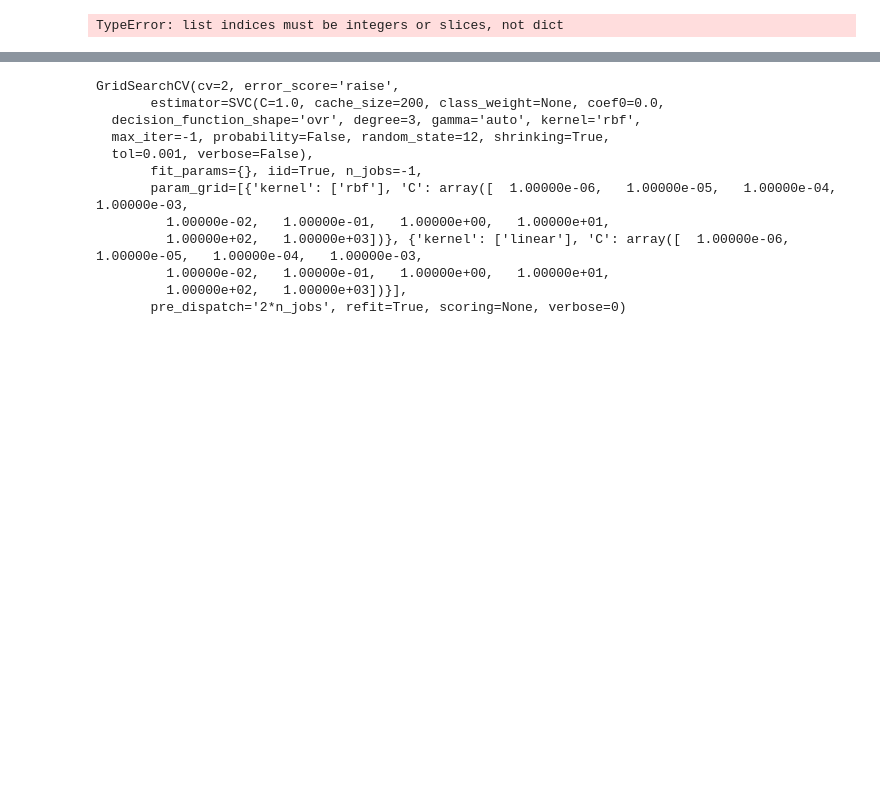
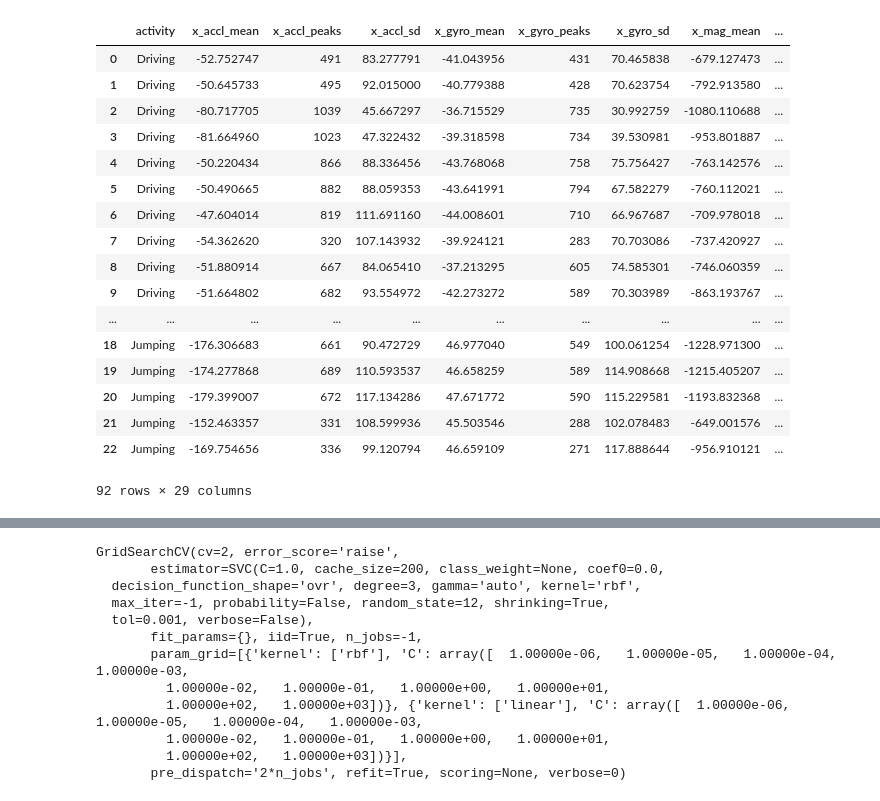
Before and after one commit to ratulesrar3/mobilecomputing, a Jupyter notebook: lab1/data_wrangling.ipynb, the cells around one changed output, grey strips where cells are left out. Saved outputs shown, nothing was run; the diff lists cells and outputs as text; code cells hidden in the pictures; blank space fills up the shorter version.

Commit message:
updated data file

```diff
--- a/lab1/data_wrangling.ipynb
+++ b/lab1/data_wrangling.ipynb
@@ -47,0 +54,2 @@ means, stds, peaks = get_mean_sd_peaks(x_accl)
+# %%
+data = load_json('class-data/driving.txt')
@@ -189,15 +215,32 @@ def plot_traces(plots, activity):
 # %%
 master = []
 
 for i in ['driving','standing','walking','jumping']:
 #     for j in ['0','1']:
 #         dataset = i + j
-        plots, df = process_sequence('class-data/' + i + '.txt')
-        # plot_traces(plots, dataset)
-        master += [df]
+    df = process_sequence('class-data/' + i + '.txt')
+    # plot_traces(plots, dataset)
+    master += [df]
 
 master = pd.concat(master)
 master['activity_factor'] = pd.factorize(master['activity'])[0]
 master
 # %% [output]
+|  | activity | x_accl_mean | x_accl_peaks | x_accl_sd | x_gyro_mean | x_gyro_peaks | x_gyro_sd | x_mag_mean | ... |
+| 0 | Driving | -52.752747 | 491 | 83.277791 | -41.043956 | 431 | 70.465838 | -679.127473 | ... |
+| 1 | Driving | -50.645733 | 495 | 92.015000 | -40.779388 | 428 | 70.623754 | -792.913580 | ... |
+| 2 | Driving | -80.717705 | 1039 | 45.667297 | -36.715529 | 735 | 30.992759 | -1080.110688 | ... |
+| 3 | Driving | -81.664960 | 1023 | 47.322432 | -39.318598 | 734 | 39.530981 | -953.801887 | ... |
+| 4 | Driving | -50.220434 | 866 | 88.336456 | -43.768068 | 758 | 75.756427 | -763.142576 | ... |
+| 5 | Driving | -50.490665 | 882 | 88.059353 | -43.641991 | 794 | 67.582279 | -760.112021 | ... |
+| 6 | Driving | -47.604014 | 819 | 111.691160 | -44.008601 | 710 | 66.967687 | -709.978018 | ... |
+| 7 | Driving | -54.362620 | 320 | 107.143932 | -39.924121 | 283 | 70.703086 | -737.420927 | ... |
+| 8 | Driving | -51.880914 | 667 | 84.065410 | -37.213295 | 605 | 74.585301 | -746.060359 | ... |
+| 9 | Driving | -51.664802 | 682 | 93.554972 | -42.273272 | 589 | 70.303989 | -863.193767 | ... |
+| ... | ... | ... | ... | ... | ... | ... | ... | ... | ... |
+| 18 | Jumping | -176.306683 | 661 | 90.472729 | 46.977040 | 549 | 100.061254 | -1228.971300 | ... |
+| 19 | Jumping | -174.277868 | 689 | 110.593537 | 46.658259 | 589 | 114.908668 | -1215.405207 | ... |
+| 20 | Jumping | -179.399007 | 672 | 117.134286 | 47.671772 | 590 | 115.229581 | -1193.832368 | ... |
+| 21 | Jumping | -152.463357 | 331 | 108.599936 | 45.503546 | 288 | 102.078483 | -649.001576 | ... |
+| 22 | Jumping | -169.754656 | 336 | 99.120794 | 46.659109 | 271 | 117.888644 | -956.910121 | ... |
-TypeError: list indices must be integers or slices, not dict
+92 rows × 29 columns
```
Also changed, not shown: parts of 23 cells of this notebook.
